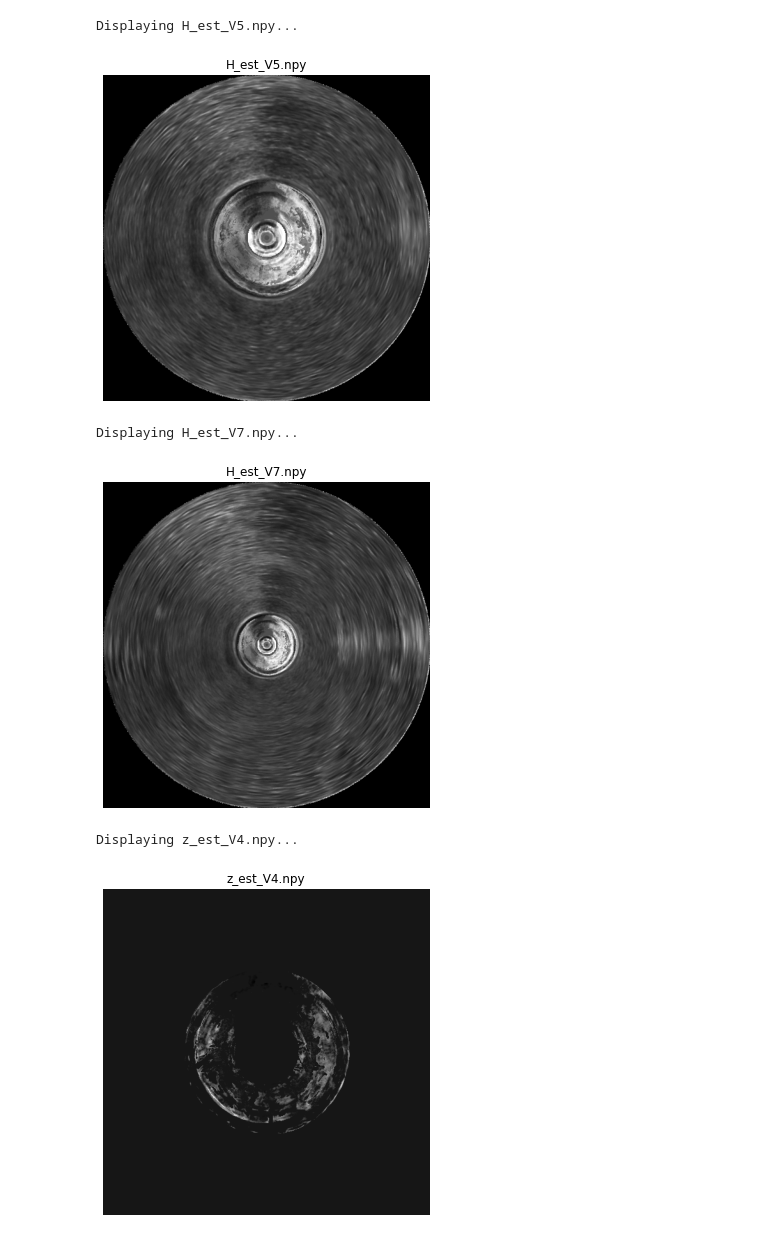
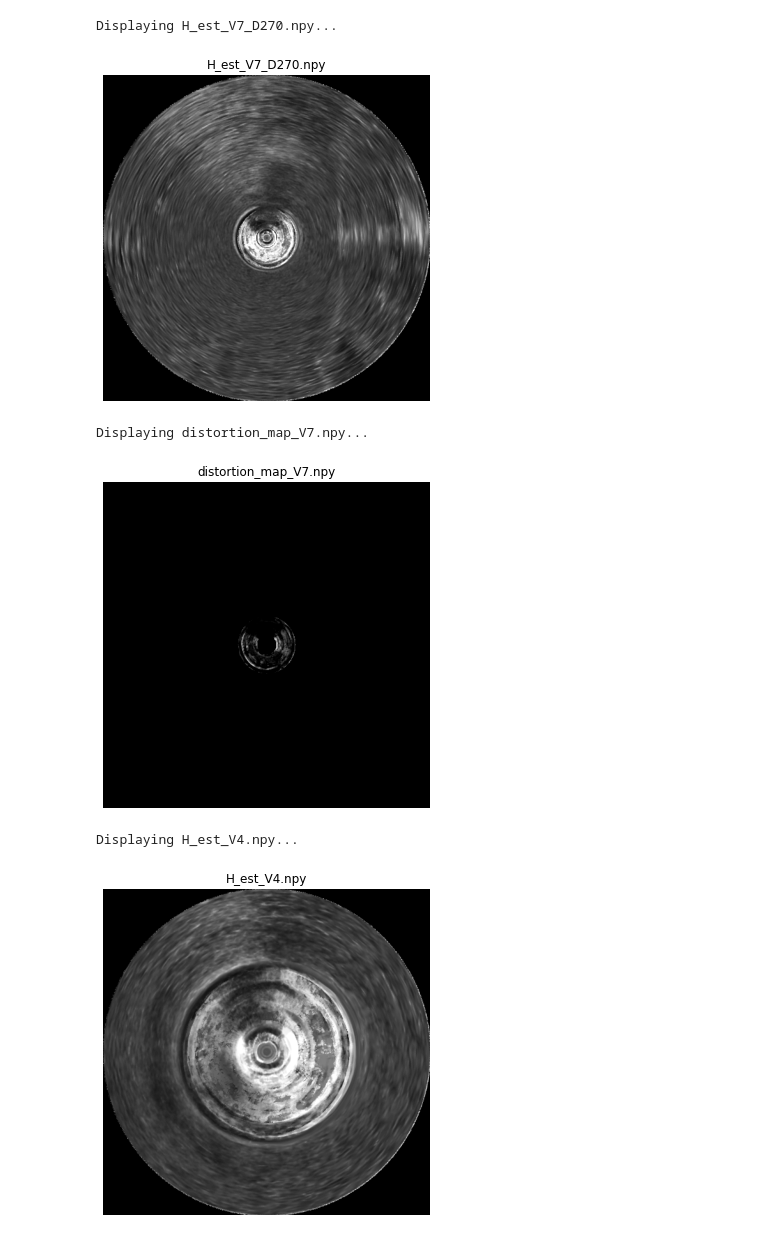
Before and after one commit to yousirong/ddrm, a Jupyter notebook: npy_print.ipynb, the cells around one changed output. Saved outputs shown, nothing was run; the diff lists cells and outputs as text; code cells hidden in the pictures.

```diff
--- a/npy_print.ipynb
+++ b/npy_print.ipynb
@@ -6,7 +6,7 @@ import glob
 
 # .npy 파일이 들어있는 디렉토리를 정의합니다.
 # 이 경로는 실제 환경에 맞게 수정해주세요.
-npy_dir = '/home/juneyonglee/Desktop/ultrasound_inp/ddrm/outputs_ultrasound_ddrm_upgrade_original/artifacts'
+npy_dir = '/home/juneyonglee/Desktop/ultrasound_inp/ddrm/outputs_ultrasound_ddrm_upgrade/artifacts'
 
 # 디렉토리 내의 모든 .npy 파일을 찾습니다.
 npy_files = glob.glob(os.path.join(npy_dir, '*.npy'))
@@ -77,6 +77,6 @@ Displaying z_est_V6.npy...
-Displaying H_est_V5.npy...
+Displaying H_est_V7_D270.npy...
-[figure, old version]
+[figure, new version]
-Displaying H_est_V7.npy...
+Displaying distortion_map_V7.npy...
-[figure, old version]
+[figure, new version]
-Displaying z_est_V4.npy...
+Displaying H_est_V4.npy...
-[figure, old version]
+[figure, new version]
```
Also changed, not shown: parts of 1 cell of this notebook, 2 other files.
